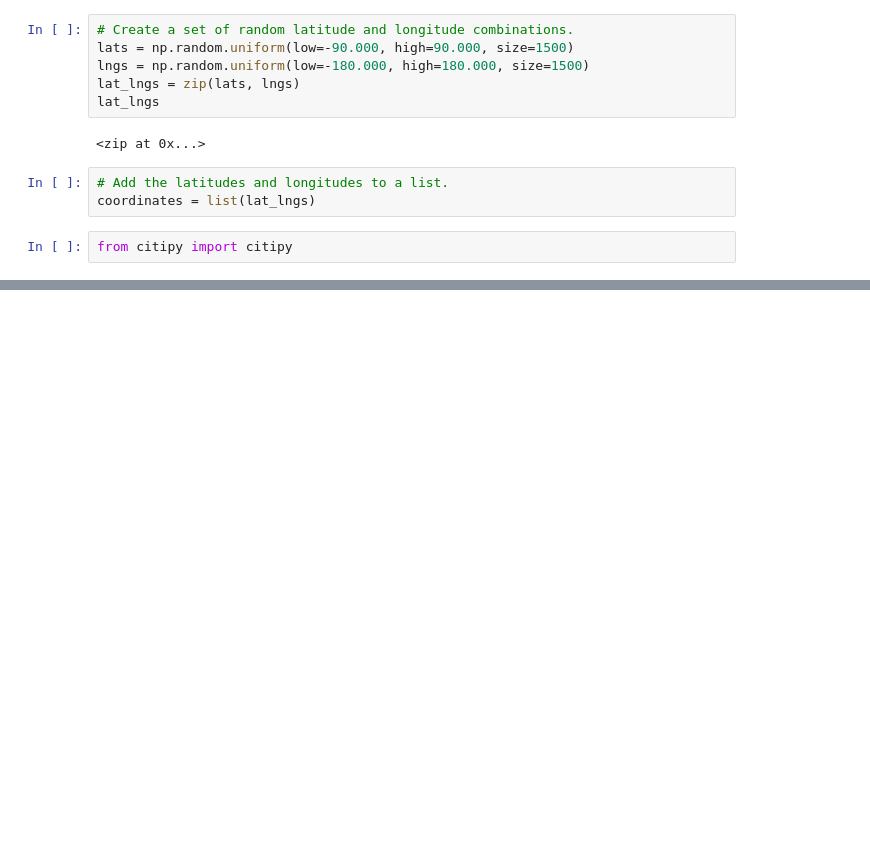
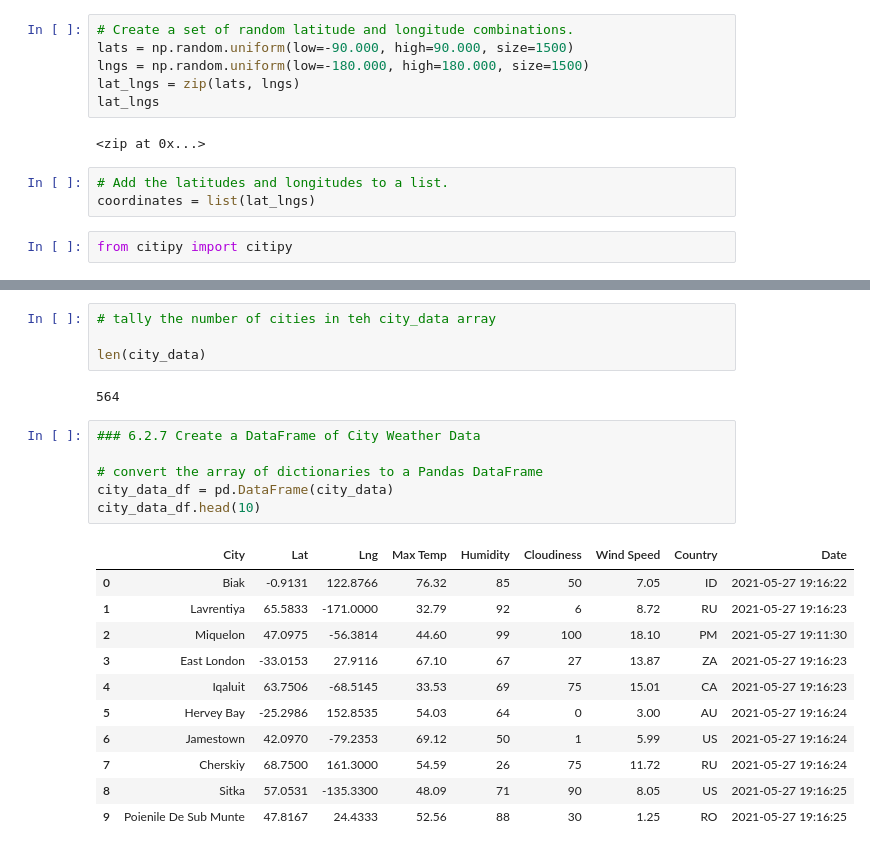
Before and after one commit to DSupps/World_Weather_Analysis, a Jupyter notebook: WeatherPy.ipynb, the cells around one changed output, grey strips where cells are left out. Saved outputs shown, nothing was run; the diff lists cells and outputs as text; blank space fills up the shorter version.

```diff
--- a/WeatherPy.ipynb
+++ b/WeatherPy.ipynb
@@ -55,0 +127,24 @@ set_count = 1
+# %%
+# tally the number of cities in teh city_data array
+
+len(city_data)
+# %% [output]
+564
+# %%
+### 6.2.7 Create a DataFrame of City Weather Data
+
+# convert the array of dictionaries to a Pandas DataFrame
+city_data_df = pd.DataFrame(city_data)
+city_data_df.head(10)
+# %% [output]
+|  | City | Lat | Lng | Max Temp | Humidity | Cloudiness | Wind Speed | Country | Date |
+| 0 | Biak | -0.9131 | 122.8766 | 76.32 | 85 | 50 | 7.05 | ID | 2021-05-27 19:16:22 |
+| 1 | Lavrentiya | 65.5833 | -171.0000 | 32.79 | 92 | 6 | 8.72 | RU | 2021-05-27 19:16:23 |
+| 2 | Miquelon | 47.0975 | -56.3814 | 44.60 | 99 | 100 | 18.10 | PM | 2021-05-27 19:11:30 |
+| 3 | East London | -33.0153 | 27.9116 | 67.10 | 67 | 27 | 13.87 | ZA | 2021-05-27 19:16:23 |
+| 4 | Iqaluit | 63.7506 | -68.5145 | 33.53 | 69 | 75 | 15.01 | CA | 2021-05-27 19:16:23 |
+| 5 | Hervey Bay | -25.2986 | 152.8535 | 54.03 | 64 | 0 | 3.00 | AU | 2021-05-27 19:16:24 |
+| 6 | Jamestown | 42.0970 | -79.2353 | 69.12 | 50 | 1 | 5.99 | US | 2021-05-27 19:16:24 |
+| 7 | Cherskiy | 68.7500 | 161.3000 | 54.59 | 26 | 75 | 11.72 | RU | 2021-05-27 19:16:24 |
+| 8 | Sitka | 57.0531 | -135.3300 | 48.09 | 71 | 90 | 8.05 | US | 2021-05-27 19:16:25 |
+| 9 | Poienile De Sub Munte | 47.8167 | 24.4333 | 52.56 | 88 | 30 | 1.25 | RO | 2021-05-27 19:16:25 |
```
Also changed, not shown: parts of 6 cells of this notebook, 1 other file.
